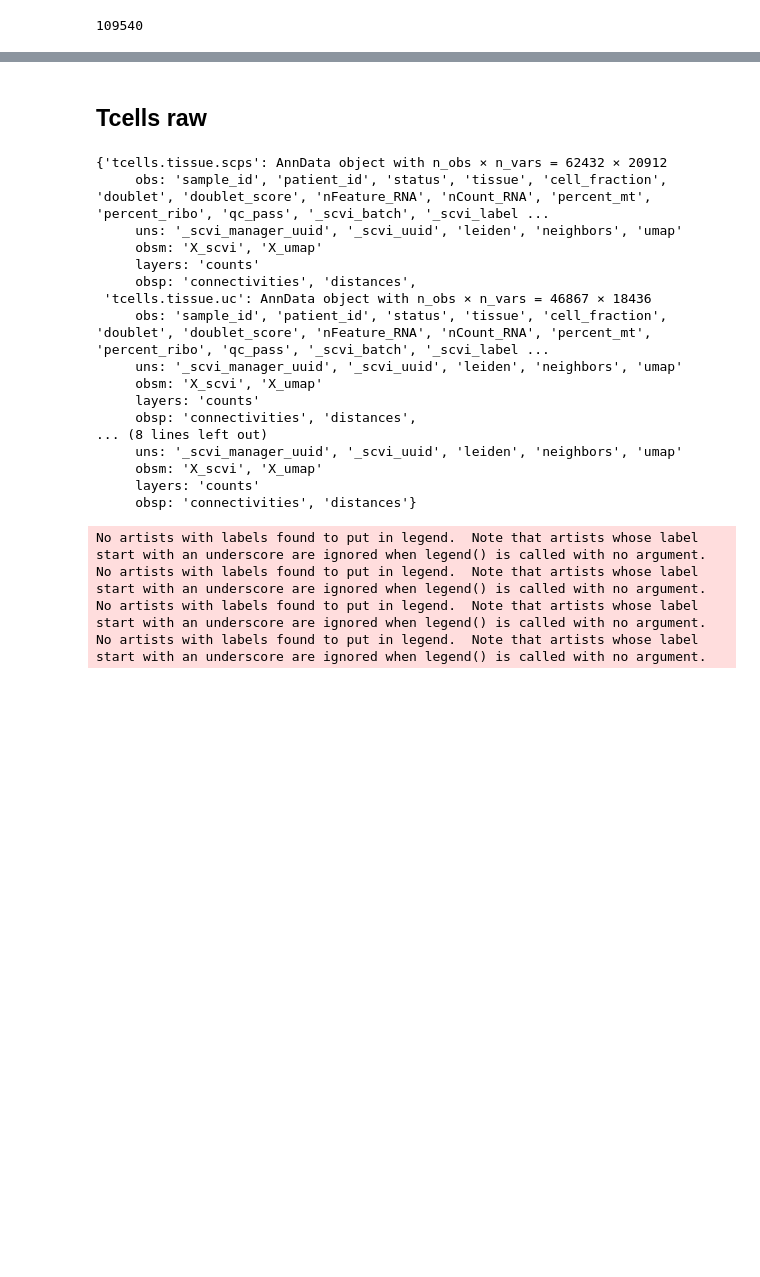
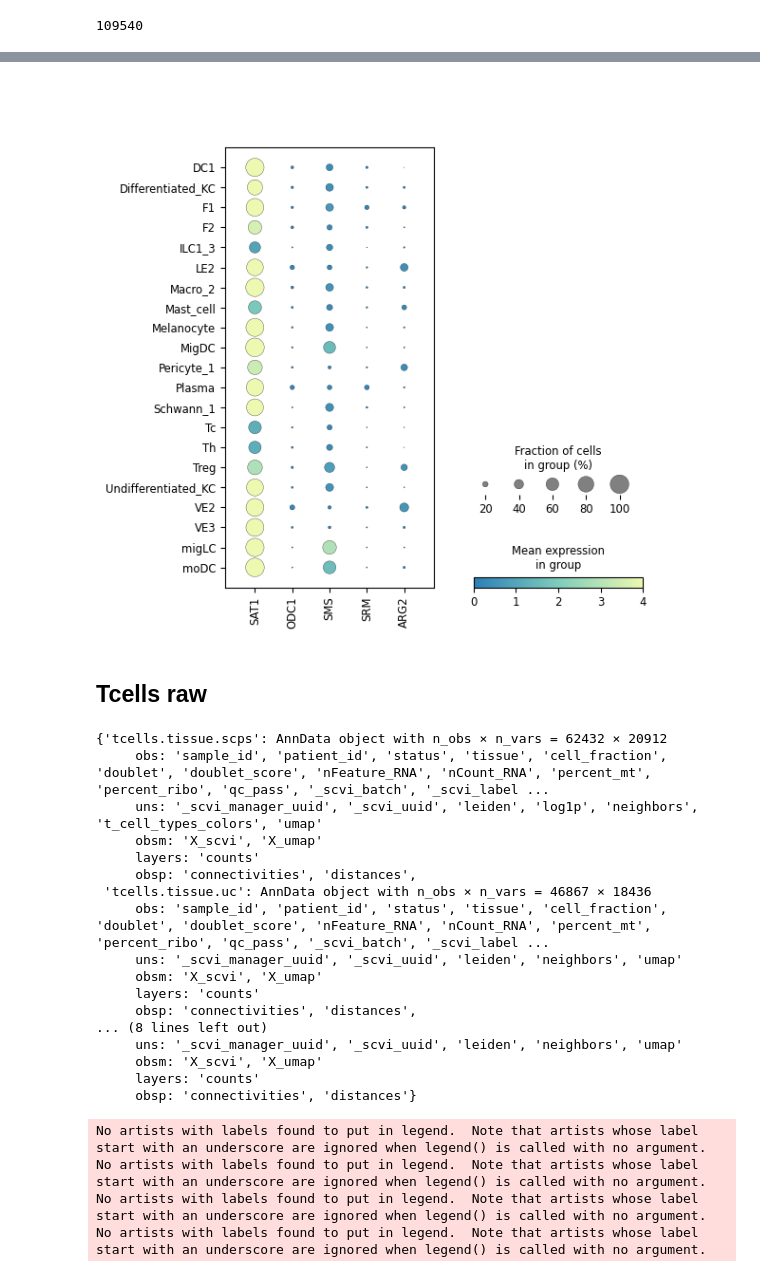
Before and after one commit to menchelab/Neuwirth_Malzl_et_al_2024, a Jupyter notebook: notebooks/generate_plots_for_figures.ipynb, the cells around one changed output, grey strips where cells are left out. Saved outputs shown, nothing was run; the diff lists cells and outputs as text; code cells hidden in the pictures; blank space fills up the shorter version.

```diff
--- a/notebooks/generate_plots_for_figures.ipynb
+++ b/notebooks/generate_plots_for_figures.ipynb
@@ -207,21 +248,43 @@ gc.collect()
+# %%
+%matplotlib inline
+polyamine_genes = ['SAT1', 'ODC1', 'SMS', 'SRM', 'ARG2']
+fig, ax = plt.subplots()
+sc.pl.dotplot(
+    adata[adata.obs.status == 'normal'],
+    groupby = 'cell_type',
+    var_names = polyamine_genes,
+    ax = ax,
+    expression_cutoff = 0.1,
+    show = False,
+    vmin = 0,
+    vmax = 4,
+    cmap = cmap
+)
+
+fig.set_figwidth(6)
+fig.set_figheight(6)
+fig.tight_layout()
+fig.savefig(f'../plots/dotplots/tissue.scps.polyamine.control.pdf')
+# %% [output]
+[figure, added]
 # %% [markdown]
 ## Tcells raw
 # %%
 adatas = {}
-data_keys = [
-    'tcells.tissue.scps',
-    'tcells.tissue.uc',
-    'tcells.tissue.ad',
-    'tcells.pbmc.scps'
-]
+data_files = {
+    'tcells.tissue.scps': '../data/tcells.tissue.scps.integrated.annotated.h5ad',
+    'tcells.tissue.uc': '../data/tcells.tissue.uc.integrated.clustered.h5ad',
+    'tcells.tissue.ad': '../data/tcells.tissue.ad.integrated.clustered.h5ad',
+    'tcells.pbmc.scps': '../data/tcells.pbmc.scps.integrated.clustered.h5ad'
+}
 adatas = {
-    k: sc.read_h5ad(f'../data/{k}.integrated.clustered.h5ad') for k in data_keys
+    k: sc.read_h5ad(file) for k, file in data_files.items()
 }
 adatas
 # %% [output]
 {'tcells.tissue.scps': AnnData object with n_obs × n_vars = 62432 × 20912
      obs: 'sample_id', 'patient_id', 'status', 'tissue', 'cell_fraction', 'doublet', 'doublet_score', 'nFeature_RNA', 'nCount_RNA', 'percent_mt', 'percent_ribo', 'qc_pass', '_scvi_batch', '_scvi_label ...
-     uns: '_scvi_manager_uuid', '_scvi_uuid', 'leiden', 'neighbors', 'umap'
+     uns: '_scvi_manager_uuid', '_scvi_uuid', 'leiden', 'log1p', 'neighbors', 't_cell_types_colors', 'umap'
      obsm: 'X_scvi', 'X_umap'
      layers: 'counts'
      obsp: 'connectivities', 'distances',
```
Also changed, not shown: parts of 4 cells of this notebook, 2 other files.
